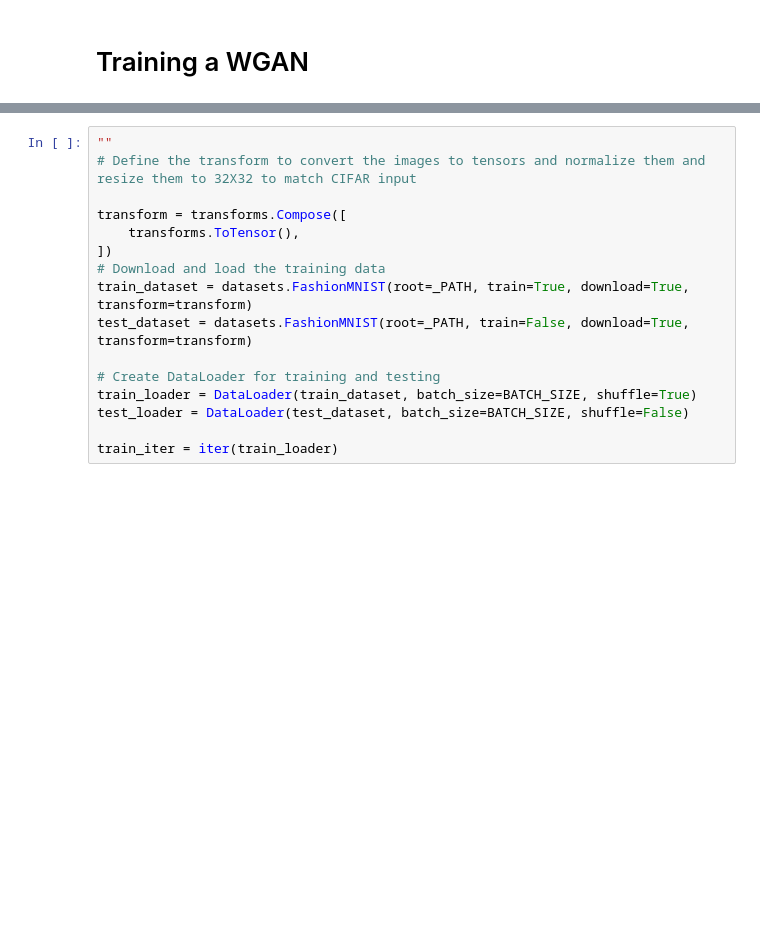
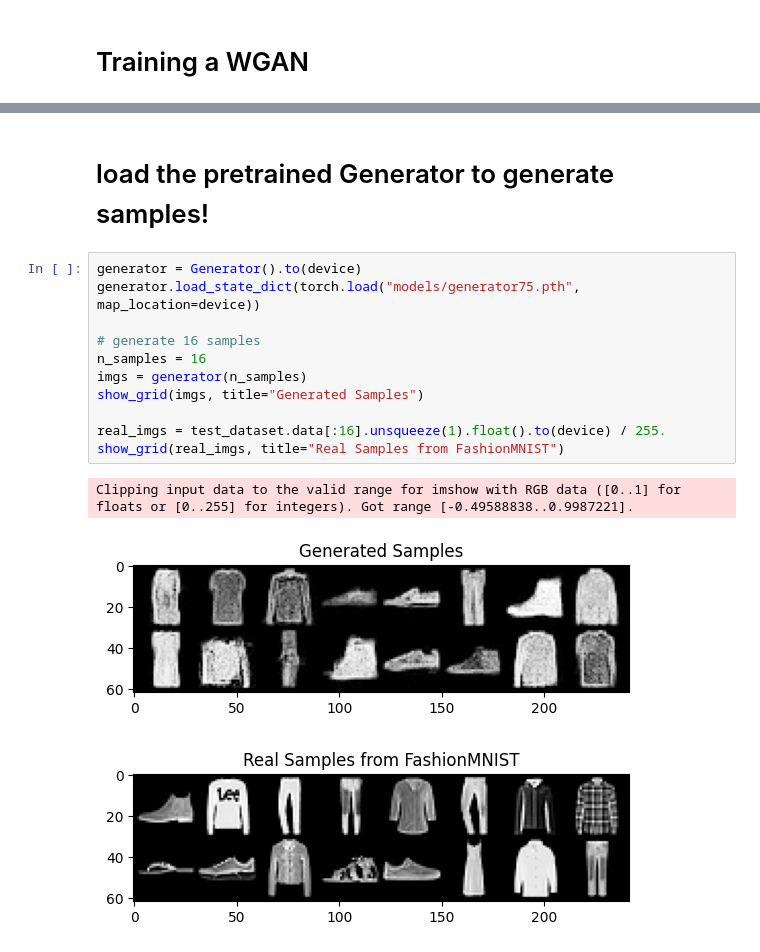
Before and after one commit to nadavo11/DCGANs-and-WGANs, a Jupyter notebook: DCGAN.ipynb, the cells around one changed output, grey strips where cells are left out. Drawn from its saved outputs; the diff is of its cells as text; blank space fills up the shorter version.

Commit message:
added DCGAN, training works!⚡⚡

```diff
--- a/DCGAN.ipynb
+++ b/DCGAN.ipynb
@@ -680,16 +496,17 @@ Run data is saved locally in C:\Users\nadav\DataspellProjects\DCGAN-and-WGAN1\wa
-# %%
-""
-# Define the transform to convert the images to tensors and normalize them and resize them to 32X32 to match CIFAR input
-
-transform = transforms.Compose([
-    transforms.ToTensor(),
-])
-# Download and load the training data
-train_dataset = datasets.FashionMNIST(root=_PATH, train=True, download=True, transform=transform)
-test_dataset = datasets.FashionMNIST(root=_PATH, train=False, download=True, transform=transform)
-
-# Create DataLoader for training and testing
-train_loader = DataLoader(train_dataset, batch_size=BATCH_SIZE, shuffle=True)
-test_loader = DataLoader(test_dataset, batch_size=BATCH_SIZE, shuffle=False)
-
-train_iter = iter(train_loader)
+# %% [markdown]
+# load the pretrained Generator to generate samples!
+# %%
+generator = Generator().to(device)
+generator.load_state_dict(torch.load("models/generator75.pth", map_location=device))
+
+# generate 16 samples
+n_samples = 16
+imgs = generator(n_samples)
+show_grid(imgs, title="Generated Samples")
+
+real_imgs = test_dataset.data[:16].unsqueeze(1).float().to(device) / 255.
+show_grid(real_imgs, title="Real Samples from FashionMNIST")
+# %% [output]
+Clipping input data to the valid range for imshow with RGB data ([0..1] for floats or [0..255] for integers). Got range [-0.49588838..0.9987221].
+[figure, added]
+[figure, added]
```
Also changed, not shown: parts of 17 cells of this notebook, 1 other file.
